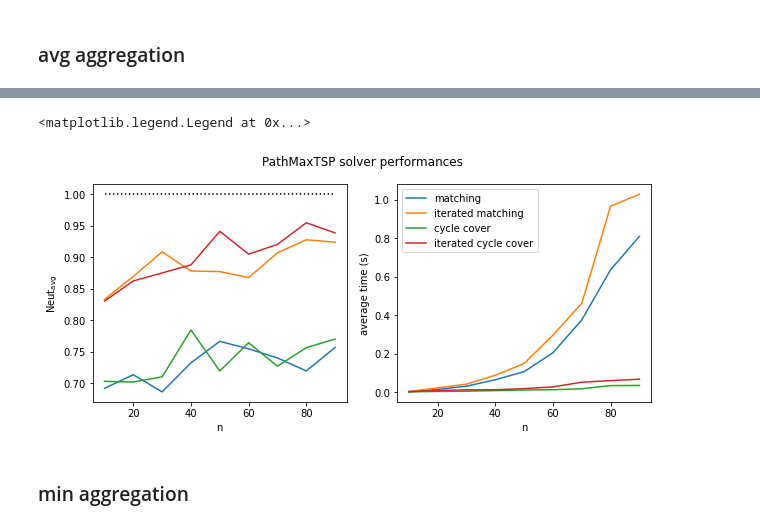
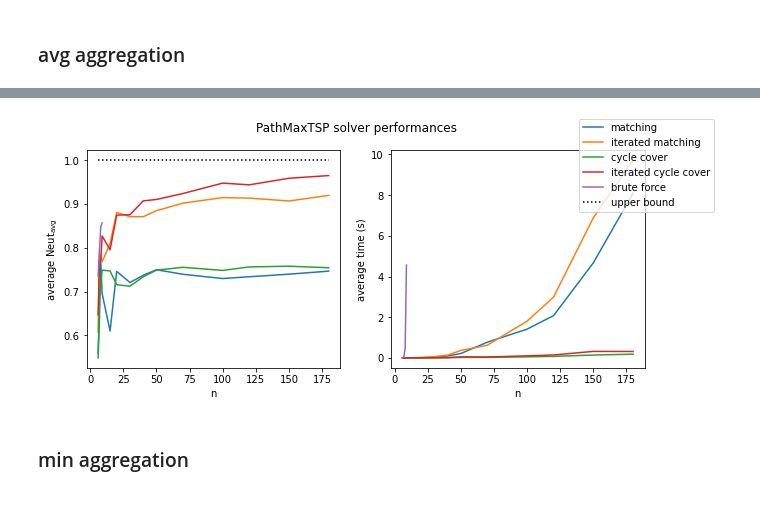
Before and after one commit to UIC-InDeXLab/news-ordering, a Jupyter notebook: news_ordering.ipynb, the cells around one changed output, grey strips where cells are left out. Cells and saved outputs as stored; diff of their text form; code cells hidden in the pictures.

```diff
--- a/news_ordering.ipynb
+++ b/news_ordering.ipynb
@@ -61,7 +62,7 @@ def neutrality(G, path, agg):
 ## Solvers
 # %%
 def _via_brute_force(G, n, verbose, agg):
-    path = None
+    path = tuple(range(n))
     neut_max = 0
     for p in itertools.permutations(range(n)):
         neut = neutrality(G, p, agg)
@@ -365,8 +369,3 @@ def min_agg(G, n, verbose=False):
 # %% [markdown]
 ### avg aggregation
-# %%
-n = 9
-G = nx.complete_graph(n)
-for (u,v) in G.edges:
-    G.edges[u,v]['weight'] = random.random()
 # %%
@@ -376,8 +382,13 @@ solver_names = [func.__name__[4:].replace('_', ' ') for func in solvers]
 # %%
-for func, name in zip(solvers, solver_names):
-    print(f"solver: {name}")
-    start = perf_counter()
-    p = func(G, n, verbose=True)
-    t = perf_counter() - start
-    neut = neutrality(G, p, avg)
-    print(f"Neut_avg: {neut}\ntime (s): {t}\n")
+# n = 9
+# G = nx.complete_graph(n)
+# for (u,v) in G.edges:
+#     G.edges[u,v]['weight'] = random.random()
+
+# for func, name in zip(solvers, solver_names):
+#     print(f"solver: {name}")
+#     start = perf_counter()
+#     p = func(G, n, verbose=True)
+#     t = perf_counter() - start
+#     neut = neutrality(G, p, avg)
+#     print(f"Neut_avg: {neut}\ntime (s): {t}\n")
@@ -402,3 +395,3 @@ time (s): 0.0020806000029551797
 # %%
-n_domain = range(10, 100, 10)
+n_domain = [6, 7, 8, 9, 15, 20, 30, 40, 50, 70, 100, 120, 150, 180]
 # %%
@@ -429,23 +432,27 @@ for n in tqdm(n_domain):
     neuts.append(inner_neuts)
     times.append(inner_times)
 # %%
-# %matplotlib inline
 fig, axes = plt.subplots(1, 2, figsize=(10,4))
 fig.suptitle('PathMaxTSP solver performances')
 
-axes[0].plot(n_domain, neuts)
+axes[0].plot(n_domain, neuts, label=solver_names)
 axes[0].plot(n_domain, [1 for _ in n_domain], label='upper bound', color='black', linestyle=':')
 axes[0].set_xlabel('n')
-axes[0].set_ylabel(r'$\operatorname{Neut}_{\operatorname{avg}}$')
+axes[0].set_ylabel(r'average $\operatorname{Neut}_{\operatorname{avg}}$')
 
-axes[1].plot(n_domain, times, label=solver_names)
+# axes[0].set_xscale('log')
+
+axes[1].plot(n_domain, times)
 axes[1].set_xlabel('n')
 axes[1].set_ylabel('average time (s)')
 
-# axes[0].legend()
-axes[1].legend()
+# axes[1].set_xscale('log')
+# axes[1].set_yscale('log')
+
+fig.legend()
+
+plt.savefig("avg_agg_plots.png")
 # %% [output]
-<matplotlib.legend.Legend at 0x...>
-[figure, old version]
+[figure, new version]
 # %% [markdown]
 ### min aggregation
```
Also changed, not shown: parts of 12 cells of this notebook, 2 other files.
